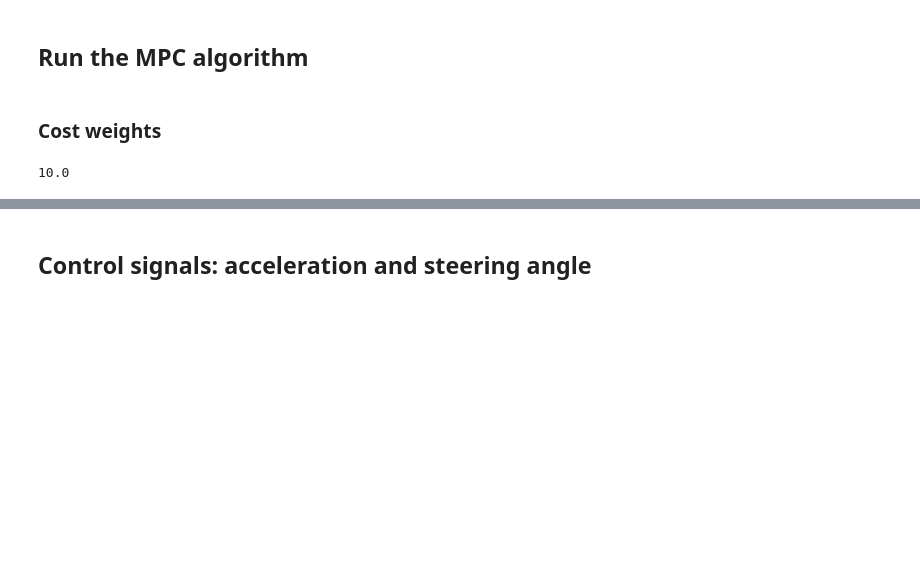
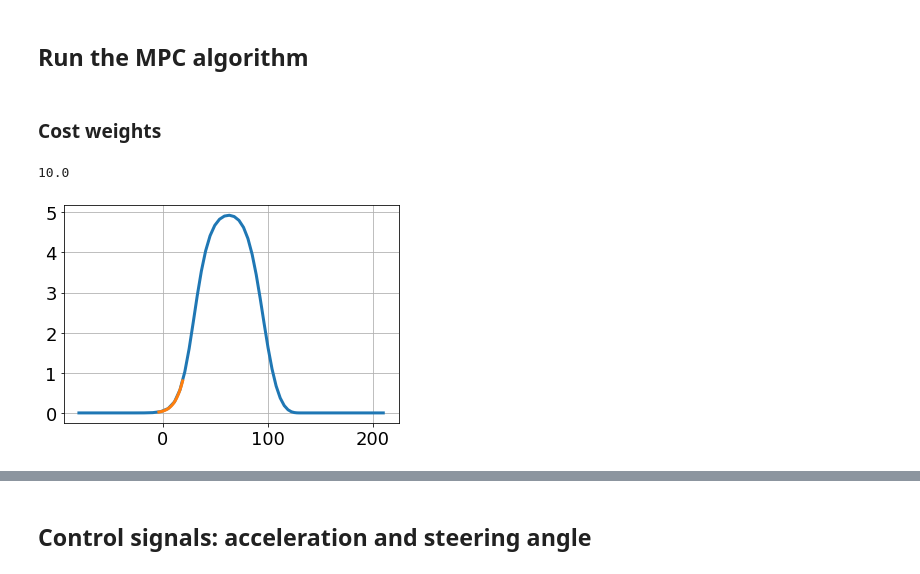
Before and after one commit to elsoroka/AutonomousCarMPC, a Jupyter notebook: code_for_paper/nonlinear_mpc_casadi.ipynb, the cells around one changed output, grey strips where cells are left out. Drawn from its saved outputs; the diff is of its cells as text; code cells hidden in the pictures; blank space fills up the shorter version.

```diff
--- a/code_for_paper/nonlinear_mpc_casadi.ipynb
+++ b/code_for_paper/nonlinear_mpc_casadi.ipynb
@@ -63,7 +63,7 @@ from road import iso_double_lane_change as test_road
 # Flips the test road, so the car goes from the end to the start.
 #test_road = np.flip(test_road, 0)
 
-test_road_width = 5.0*np.ones(np.size(test_road)//2)
+test_road_width = 2.5*np.ones(np.size(test_road)//2)
 # %% [markdown]
 ## Initialize the car and road model
 # %%
@@ -166,26 +166,31 @@ weights = {
 
 # Controls the NUMBER of iterations to run the MPC algorithm.
 n_runs = 100
-# %%
-planner.setup_to_save_data(n_runs)
-planner.z0 = ic
-estimated_path, _, _ = planner.generate_path_estimate(driveable_corridor, desired_speed, constraint_generator)
-planner.initialize_first_mpc_problem(estimated_path)
 # %%
 roadrunner.reset()
 # start a bit ahead of the first point to have space for looking back on the road
-roadrunner.advance(params["step"]*20*DESIRED_SPEED)
+roadrunner.advance(40)
 
 xy = np.reshape(roadrunner.evaluate(),(2,))
 ic = [xy[0], xy[1], desired_speed(0, xy[0], xy[1]), float(roadrunner.get_angle())]
+planner.mpcprob.model.set_initial(ic, desired_speed, roadrunner)
 
+planner.setup_to_save_data(n_runs)
 planner.z0 = ic
-estimated_path, dl, dr = planner.generate_path_estimate(driveable_corridor, desired_speed, constraint_generator)
+estimated_path, _, _ = planner.generate_path_estimate(driveable_corridor, desired_speed, constraint_generator)
 planner.initialize_first_mpc_problem(estimated_path)
 
+planner.mpcprob.roadrunner = roadrunner
+planner.mpcprob.model.desired_speed = desired_speed
+
+fig, ax = plt.subplots(1,1)
+roadrunner.plot(ax=ax, n_points=50)
+ax.plot(estimated_path[0,:], estimated_path[1,:])
+
 print(desired_speed(0, ic[0], ic[1]))
 # %% [output]
 10.0
+[figure, added]
 # %%
 %matplotlib notebook
 
```
Also changed, not shown: parts of 1 cell of this notebook, 4 other files.
